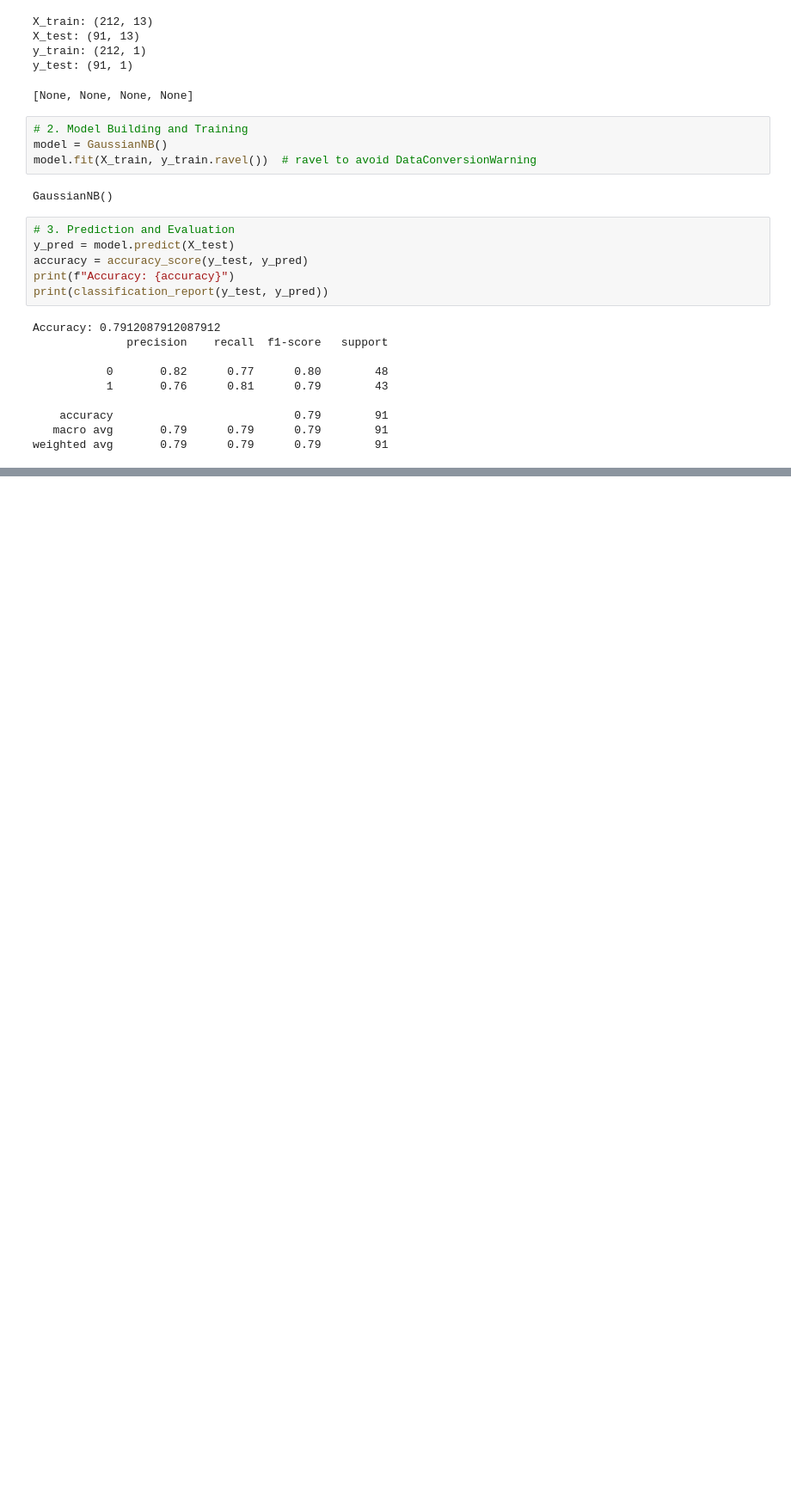
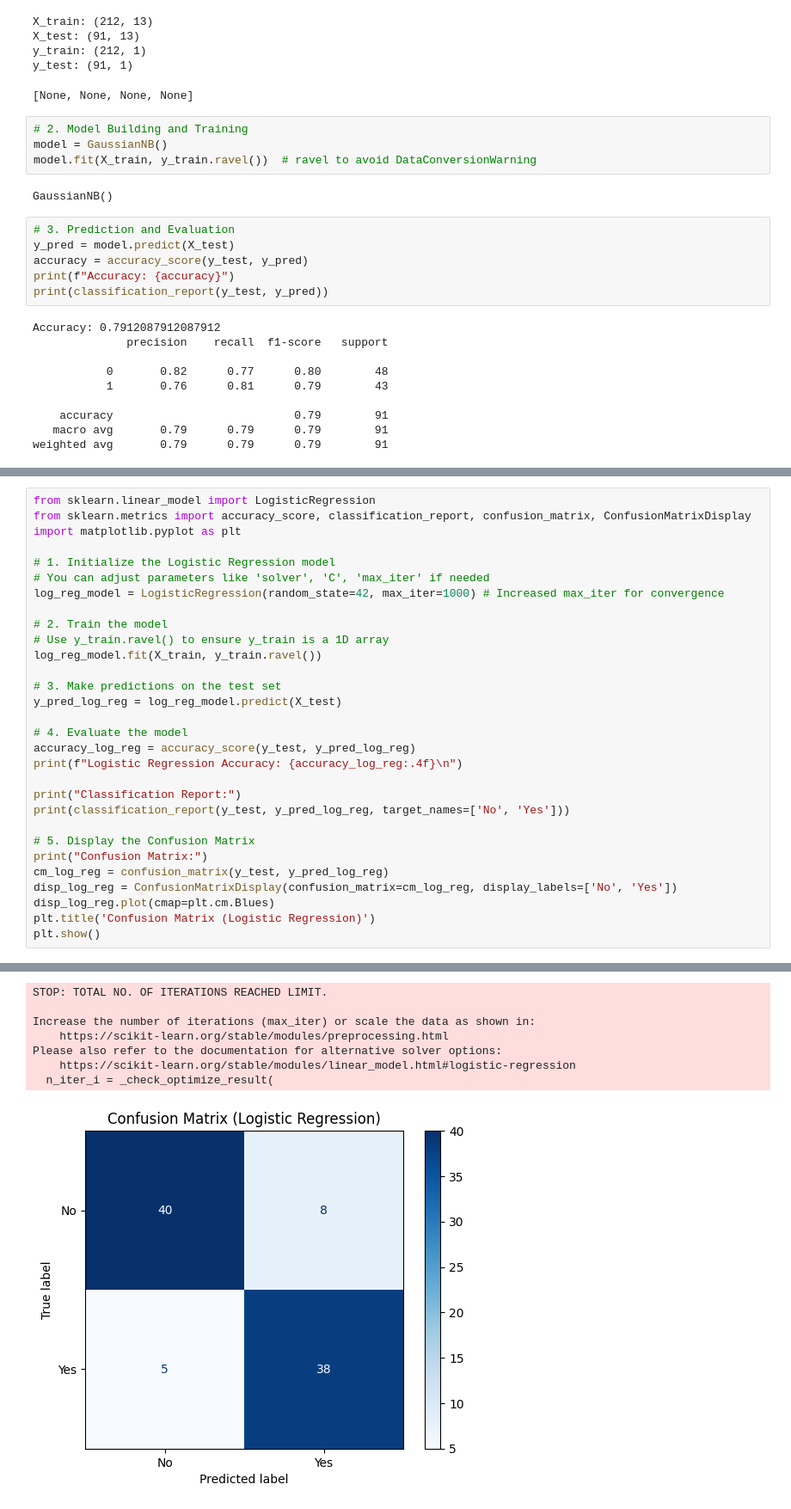
Before and after one commit to twobunnyrabbit/Python-Machine-Learning-by-Example-Fourth-Edition, a Jupyter notebook: ch2/heart_disease.ipynb, the cells around one changed output, grey strips where cells are left out. Shown: that part at 86% size. Saved outputs shown, nothing was run; the diff lists cells and outputs as text; blank space fills up the shorter version.

Commit message:
Added logistic regression

```diff
--- a/ch2/heart_disease.ipynb
+++ b/ch2/heart_disease.ipynb
@@ -784,0 +792,31 @@ weighted avg       0.79      0.79      0.79        91
+# %%
+from sklearn.linear_model import LogisticRegression
+from sklearn.metrics import accuracy_score, classification_report, confusion_matrix, ConfusionMatrixDisplay
+import matplotlib.pyplot as plt
+
+# 1. Initialize the Logistic Regression model
+# You can adjust parameters like 'solver', 'C', 'max_iter' if needed
+log_reg_model = LogisticRegression(random_state=42, max_iter=1000) # Increased max_iter for convergence
+
+# 2. Train the model
+# Use y_train.ravel() to ensure y_train is a 1D array
+log_reg_model.fit(X_train, y_train.ravel())
+
+# 3. Make predictions on the test set
+y_pred_log_reg = log_reg_model.predict(X_test)
+
+# 4. Evaluate the model
+accuracy_log_reg = accuracy_score(y_test, y_pred_log_reg)
+print(f"Logistic Regression Accuracy: {accuracy_log_reg:.4f}\n")
+
+print("Classification Report:")
+print(classification_report(y_test, y_pred_log_reg, target_names=['No', 'Yes']))
+
+# 5. Display the Confusion Matrix
+print("Confusion Matrix:")
+cm_log_reg = confusion_matrix(y_test, y_pred_log_reg)
+disp_log_reg = ConfusionMatrixDisplay(confusion_matrix=cm_log_reg, display_labels=['No', 'Yes'])
+disp_log_reg.plot(cmap=plt.cm.Blues)
+plt.title('Confusion Matrix (Logistic Regression)')
+plt.show()
+# %% [output]
@@ -784,0 +836,8 @@ weighted avg       0.79      0.79      0.79        91
+STOP: TOTAL NO. OF ITERATIONS REACHED LIMIT.
+
+Increase the number of iterations (max_iter) or scale the data as shown in:
+    https://scikit-learn.org/stable/modules/preprocessing.html
+Please also refer to the documentation for alternative solver options:
+    https://scikit-learn.org/stable/modules/linear_model.html#logistic-regression
+  n_iter_i = _check_optimize_result(
+[figure, added]
```
Also changed, not shown: parts of 7 cells of this notebook.
